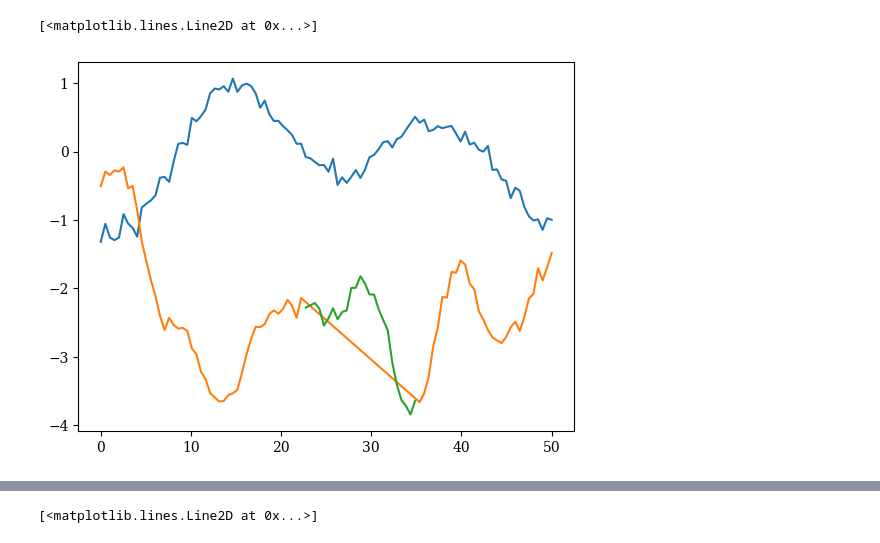
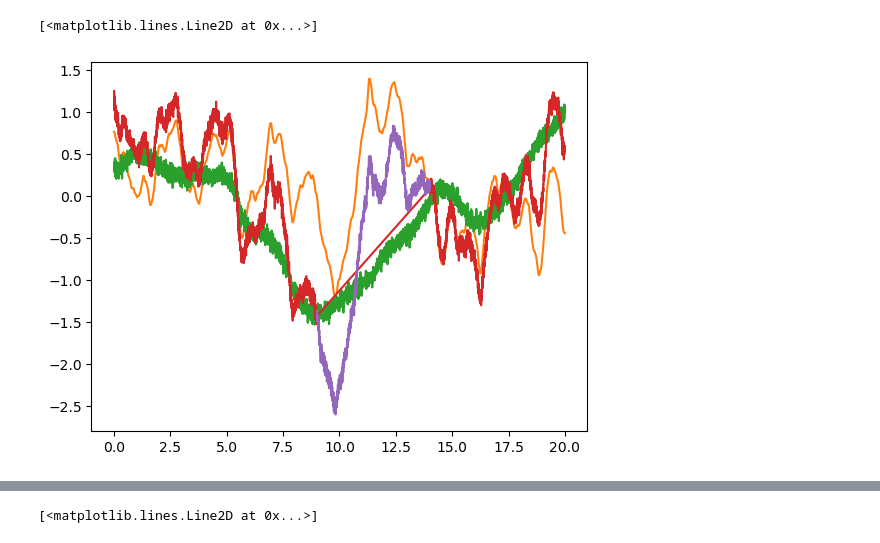
Before and after one commit to JVerbeek/at-gpflow, a Jupyter notebook: experiments/toy-example/misspecification.ipynb, the cells around one changed output, grey strips where cells are left out. Saved outputs shown, nothing was run; the diff lists cells and outputs as text; code cells hidden in the pictures.

```diff
--- a/experiments/toy-example/misspecification.ipynb
+++ b/experiments/toy-example/misspecification.ipynb
@@ -30,29 +30,30 @@ To enable the following instructions: AVX2 AVX512F AVX512_VNNI AVX512_BF16 FMA,
 # %%
 prop = 0.8
-Xs = np.linspace(0, 50, 100).reshape(-1, 1)
-Xt = np.linspace(0, 50, 100).reshape(-1, 1)
-f1 = np.random.multivariate_normal(np.zeros_like(Xs.flatten()), gpf.kernels.RBF(lengthscales=10, variance=1)(Xs))
-f2 = np.random.multivariate_normal(np.zeros_like(Xt.flatten()), gpf.kernels.RBF(lengthscales=3, variance=1)(Xt))
+xs = np.linspace(0, 20, 2000).reshape(-1, 1)
+xt = np.linspace(0, 20, 2000).reshape(-1, 1)
+f1 = np.random.multivariate_normal(np.zeros_like(xs.flatten()), gpf.kernels.Matern32(lengthscales=5, variance=1)(xs))
+f2 = np.random.multivariate_normal(np.zeros_like(xs.flatten()), gpf.kernels.Matern32(lengthscales=1, variance=1)(xs))
 
+test_size = int(int(len(xt)) * 0.25)
+start = int(int(len(xt)) * 0.45)
+ys = (f1 + np.random.normal(0, 0.05, len(xs))).reshape(-1, 1)
+yt = (f1 + f2 + np.random.normal(0, 0.05, len(xt))).reshape(-1, 1)
+yt_train_full = np.concatenate((yt[:start], yt[start+test_size:]))
+xt_train_full = np.concatenate((xt[:start], xt[start+test_size:]))
+yt_test_full = yt[start:start + test_size]
+xt_test_full = xt[start:start + test_size]
 
-test_size = int(int(len(Xt)) * 0.25)
-start = int(int(len(Xt)) * 0.45)
-ys = (f1 + np.random.normal(0, 0.1, len(Xs))).reshape(-1, 1)
-yt = (-f1 + prop * -f2 + np.random.normal(0, 0.1, len(Xt))).reshape(-1, 1) - 2
-yt_train_full = np.concatenate((yt[:start], yt[start+test_size:]))
-Xt_train_full = np.concatenate((Xt[:start], Xt[start+test_size:]))
-yt_test_full = yt[start:start + test_size]
-Xt_test_full = Xt[start:start + test_size]
-
-X = np.vstack((np.hstack((Xs, np.zeros_like(Xs))), np.hstack((Xt_train_full, np.ones_like(Xt_train_full)))))
+x = np.vstack((np.hstack((xs, np.zeros_like(xs))), np.hstack((xt_train_full, np.ones_like(xt_train_full)))))
 y = np.vstack((np.hstack((ys, np.zeros_like(ys))), np.hstack((yt_train_full, np.ones_like(yt_train_full)))))
 
-plt.plot(Xs, ys)
-plt.plot(Xt_train_full, yt_train_full)
-plt.plot(Xt_test_full, yt_test_full)
+plt.plot(xs, f1)
+plt.plot(xs, f2)
+plt.plot(xs, ys)
+plt.plot(xt_train_full, yt_train_full)
+plt.plot(xt_test_full, yt_test_full)
 # %% [output]
 [<matplotlib.lines.Line2D at 0x...>]
-[figure, old version]
+[figure, new version]
 # %%
 output_dim = 2  # Number of outputs
 rank = 1  # Rank of W
```
Also changed, not shown: parts of 6 cells of this notebook, 6 other files.
